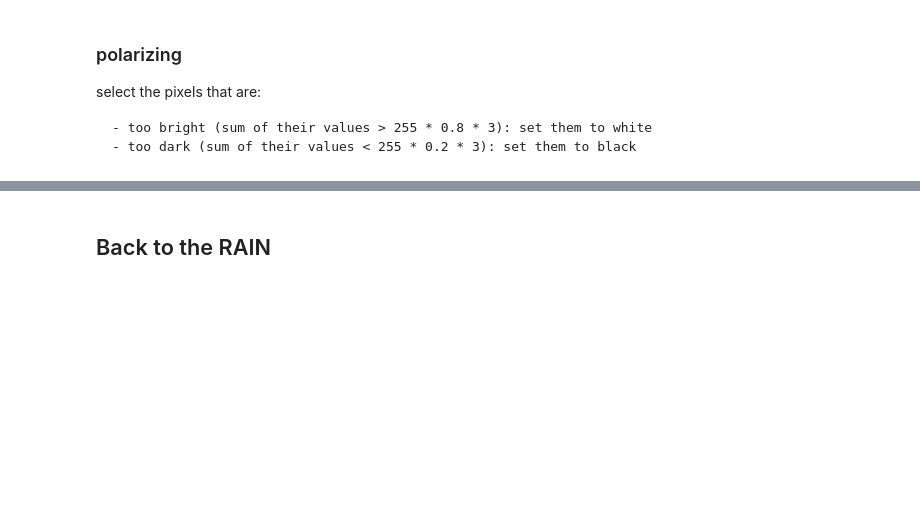
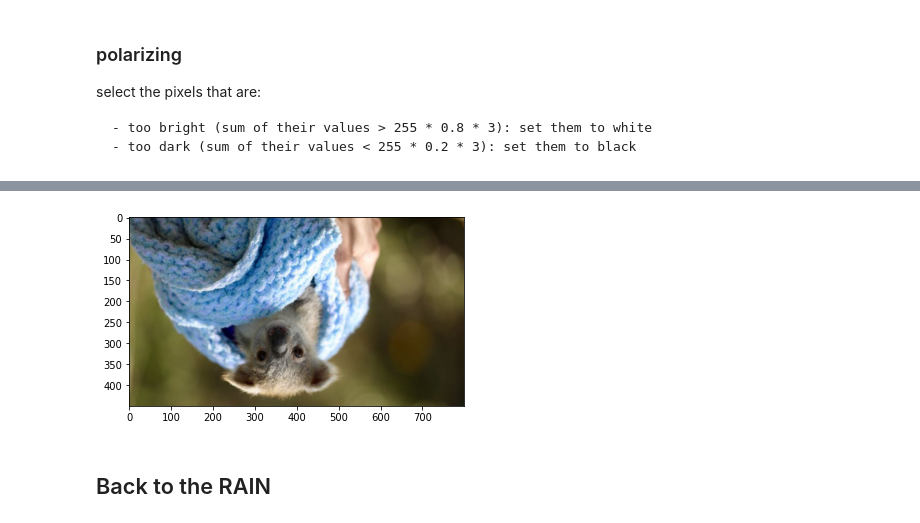
Before and after one commit to monkeyusage/py201, a Jupyter notebook: sessions/session1.ipynb, the cells around one changed output, grey strips where cells are left out. Drawn from its saved outputs; the diff is of its cells as text; code cells hidden in the pictures; blank space fills up the shorter version.

```diff
--- a/sessions/session1.ipynb
+++ b/sessions/session1.ipynb
@@ -183,0 +203,11 @@ plt.imshow(b_k)
+# %%
+def rotate(image:np.ndarray)->np.ndarray:
+    """rotate the image 90 degrees"""
+    return ...
+
+rotated = rotate(koala)
+# %%
+#assert (rotated == rotated_sol(koala)).all()
+plt.imshow(rotated);plt.show()
+# %% [output]
+[figure, added]
```
Also changed, not shown: parts of 15 cells of this notebook, 1 other file.
